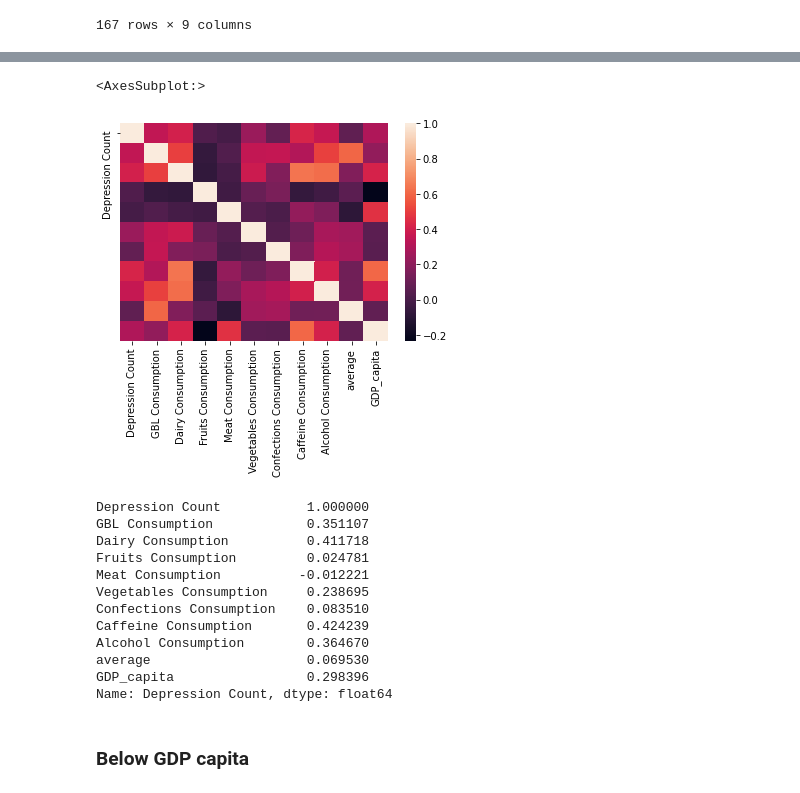
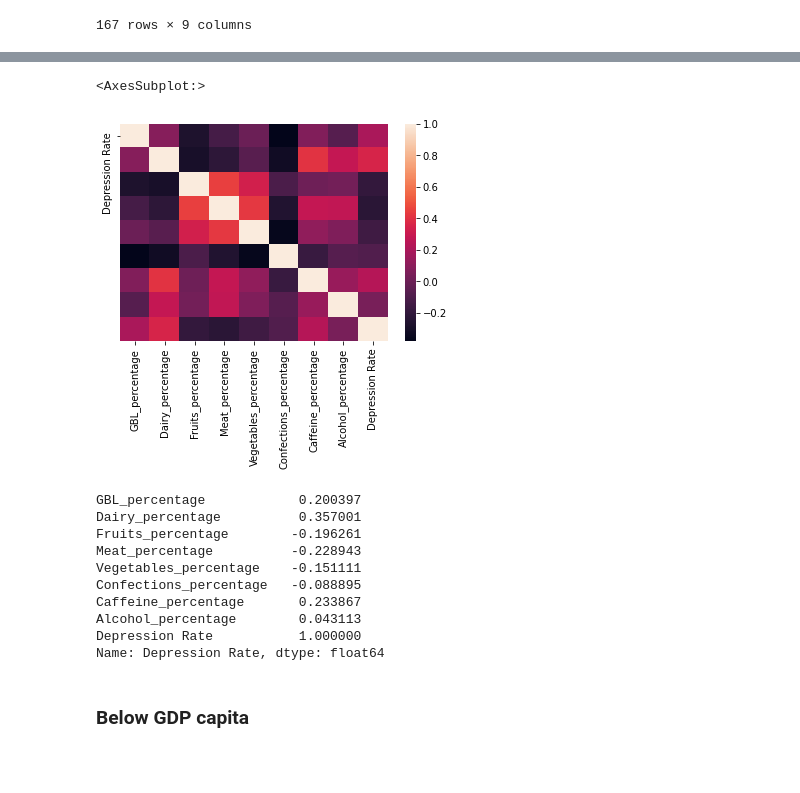
Before and after one commit to Souheil-Yazji/DataSci, a Jupyter notebook: Notebooks/FAO_Consumption_Depression_Analysis.ipynb, the cells around one changed output, grey strips where cells are left out. Cells and saved outputs as stored; diff of their text form; code cells hidden in the pictures; blank space fills up the shorter version.

```diff
--- a/Notebooks/FAO_Consumption_Depression_Analysis.ipynb
+++ b/Notebooks/FAO_Consumption_Depression_Analysis.ipynb
@@ -234,0 +232,2 @@ FAO_consumption_depression_by_country
+# %%
+FAO_consumption_depression_by_country['total'] = FAO_consumption_depression_by_country[consumption_columns].sum(axis=1)
@@ -235,3 +254,12 @@ FAO_consumption_depression_by_country
+# %%
+FAO_consumption_depression_by_country["GBL_percentage"] = FAO_consumption_depression_by_country['GBL Consumption'].div(FAO_consumption_depression_by_country['total'])
+FAO_consumption_depression_by_country["Dairy_percentage"] = FAO_consumption_depression_by_country['Dairy Consumption'].div(FAO_consumption_depression_by_country['total'])
+FAO_consumption_depression_by_country["Fruits_percentage"] = FAO_consumption_depression_by_country['Fruits Consumption'].div(FAO_consumption_depression_by_country['total'])
+FAO_consumption_depression_by_country["Meat_percentage"] = FAO_consumption_depression_by_country['Meat Consumption'].div(FAO_consumption_depression_by_country['total'])
+FAO_consumption_depression_by_country["Vegetables_percentage"] = FAO_consumption_depression_by_country['Vegetables Consumption'].div(FAO_consumption_depression_by_country['total'])
+FAO_consumption_depression_by_country["Confections_percentage"] = FAO_consumption_depression_by_country['Confections Consumption'].div(FAO_consumption_depression_by_country['total'])
+FAO_consumption_depression_by_country["Caffeine_percentage"] = FAO_consumption_depression_by_country['Caffeine Consumption'].div(FAO_consumption_depression_by_country['total'])
+FAO_consumption_depression_by_country["Alcohol_percentage"] = FAO_consumption_depression_by_country['Alcohol Consumption'].div(FAO_consumption_depression_by_country['total'])
 # %%
 FAO_consumption_depression_by_country
 # %% [output]
@@ -320,3 +355,13 @@ normalized_values = FAO_consumption_depression_by_country_w_population[list(FAO_
+# %%
+normalized_values = FAO_consumption_depression_by_country_w_population[['Depression Count',
+ 'GBL Consumption',
+ 'Dairy Consumption',
+ 'Fruits Consumption',
+ 'Meat Consumption',
+ 'Vegetables Consumption',
+ 'Confections Consumption',
+ 'Caffeine Consumption',
+ 'Alcohol Consumption']].div(FAO_consumption_depression_by_country_w_population['average'], axis=0)
 # %%
 normalized_values
 # %% [output]
@@ -373,6 +418,9 @@ gdp_filtered_above
 126 rows × 3 columns
 # %%
 FAO_above_gdp = pd.merge(FAO_consumption_depression_by_country_w_population, gdp_filtered_above, left_on=['Country Name'], right_on=['Country Name'])
+# %%
+# rename Depression Count to Depression Rate - more accurate name
+FAO_above_gdp = FAO_above_gdp.rename(columns={'Depression Count': 'Depression Rate'})
 # %%
 FAO_above_gdp
 # %% [output]
@@ -417,33 +485,38 @@ for column in ['GBL Consumption',
 # %%
 import seaborn as sns
 %matplotlib inline
 
 
 # calculate the correlation matrix
-corr = FAO_above_gdp.groupby(['Country Name']).sum().reset_index().corr(method='spearman')
+corr = FAO_above_gdp[['GBL_percentage',
+ 'Dairy_percentage',
+ 'Fruits_percentage',
+ 'Meat_percentage',
+ 'Vegetables_percentage',
+ 'Confections_percentage',
+ 'Caffeine_percentage',
+ 'Alcohol_percentage', 'Depression Rate', 'Country Name']].groupby(['Country Name']).sum().reset_index().corr(method='spearman')
 
 # plot the heatmap
 sns.heatmap(corr,
         xticklabels=corr.columns,
-        yticklabels=['Depression Count'])
+        yticklabels=['Depression Rate'])
 # %% [output]
 <AxesSubplot:>
-[figure, old version]
+[figure, new version]
 # %%
-corr.loc['Depression Count']
+corr.loc['Depression Rate']
 # %% [output]
-Depression Count           1.000000
-GBL Consumption            0.351107
-Dairy Consumption          0.411718
-Fruits Consumption         0.024781
-Meat Consumption          -0.012221
-Vegetables Consumption     0.238695
-Confections Consumption    0.083510
-Caffeine Consumption       0.424239
-Alcohol Consumption        0.364670
-average                    0.069530
-GDP_capita                 0.298396
-Name: Depression Count, dtype: float64
+GBL_percentage            0.200397
+Dairy_percentage          0.357001
+Fruits_percentage        -0.196261
+Meat_percentage          -0.228943
+Vegetables_percentage    -0.151111
+Confections_percentage   -0.088895
+Caffeine_percentage       0.233867
+Alcohol_percentage        0.043113
+Depression Rate           1.000000
+Name: Depression Rate, dtype: float64
 # %% [markdown]
 ### Below GDP capita
 # %%
```
Also changed, not shown: parts of 56 cells of this notebook.
